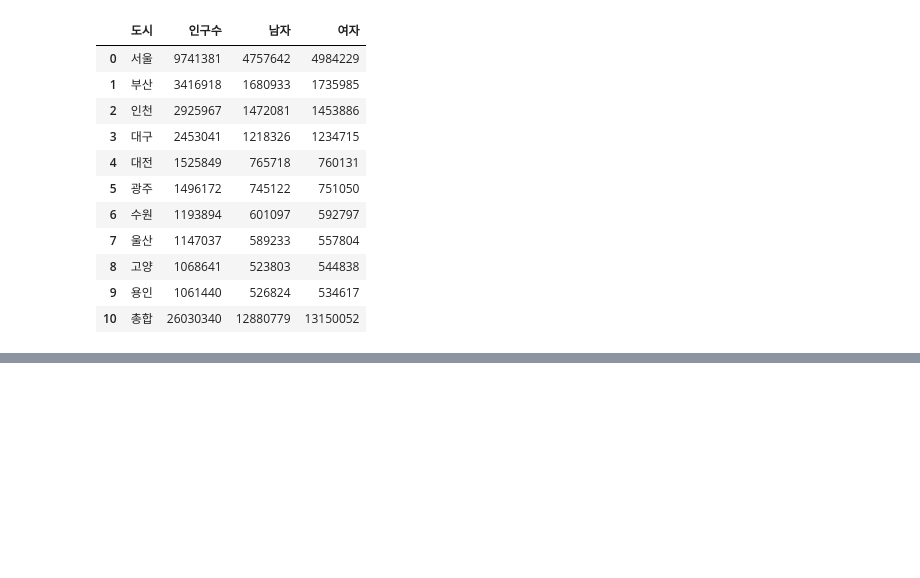
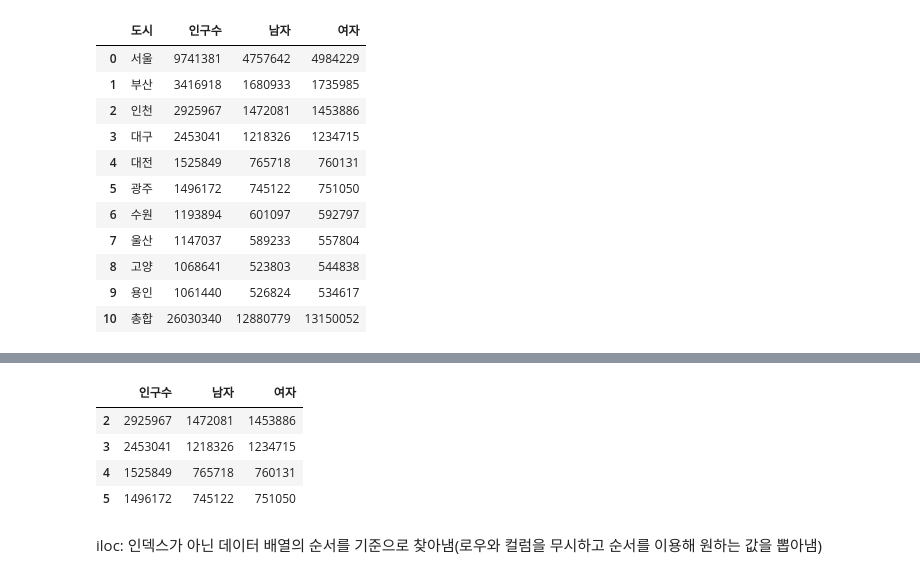
Before and after one commit to doublejone831/COLAB, a Jupyter notebook: practice1.ipynb, the cells around one changed output, grey strips where cells are left out. Saved outputs shown, nothing was run; the diff lists cells and outputs as text; code cells hidden in the pictures; blank space fills up the shorter version.

```diff
--- a/practice1.ipynb
+++ b/practice1.ipynb
@@ -235,0 +272,10 @@ data.to_csv(directory, index = False)
+# %%
+data.loc[2:5, '인구수':'여자'] #리스트 대신 콜론을 이용하여 지정(끝 인덱스 포함됨 원하는 인덱스를 골라 내는것과 다름)
+# %% [output]
+|  | 인구수 | 남자 | 여자 |
+| 2 | 2925967 | 1472081 | 1453886 |
+| 3 | 2453041 | 1218326 | 1234715 |
+| 4 | 1525849 | 765718 | 760131 |
+| 5 | 1496172 | 745122 | 751050 |
+# %% [markdown]
+iloc: 인덱스가 아닌 데이터 배열의 순서를 기준으로 찾아냄(로우와 컬럼을 무시하고 순서를 이용해 원하는 값을 뽑아냄)
```
Also changed, not shown: parts of 8 cells of this notebook.
